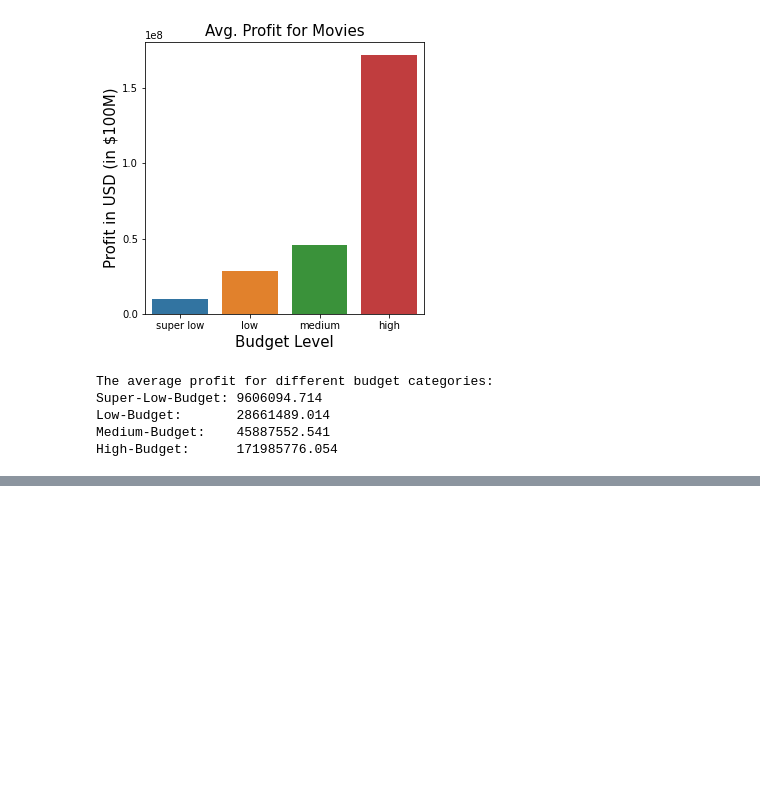
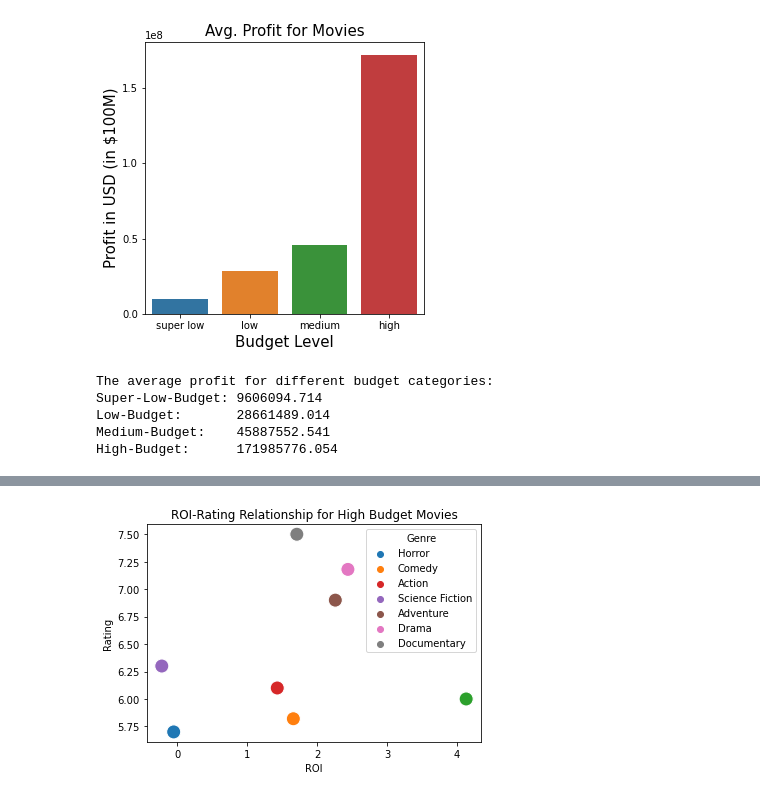
Before and after one commit to jaeheonk817/Microsoft-Movie-Recommendations, a Jupyter notebook: student1.ipynb, the cells around one changed output, grey strips where cells are left out. Saved outputs shown, nothing was run; the diff lists cells and outputs as text; code cells hidden in the pictures; blank space fills up the shorter version.

```diff
--- a/student1.ipynb
+++ b/student1.ipynb
@@ -913,0 +559,13 @@ cd_freq_genres_only = cd_copy2[cd_copy2["genres"].str.contains('|'.join(infreque
+# %%
+tntmdb = tntmdb[tntmdb['Budget Level'] == 'high']
+# Erase
+# %%
+# Do further cleaning.
+
+tntmdb.dropna(subset = ['Genre'], inplace=True)
+tntmdb['Genre'] = tntmdb['Genre'].apply(lambda x: str(x.replace('|',',').replace('and',',').replace(' , ',',')))
+# %%
+# Create an array of genres.
+
+genre_array = tntmdb["Genre"].str.split(",").explode().unique()
+genre_array
@@ -913,0 +580,11 @@ cd_freq_genres_only = cd_copy2[cd_copy2["genres"].str.contains('|'.join(infreque
+# %%
+# Assign to genre_roi_rating the average ROI and rating for each genre.
+
+genre_roi_rating = tntmdb[tntmdb['Genre'].isin(genre_array)].groupby("Genre")["ROI", "Rating"].mean().sort_values(by=['ROI', 'Rating'])
+genre_roi_rating.dropna(inplace=True)
+
+genre_roi_rating["ROI"] = genre_roi_rating["ROI"].round(2)
+genre_roi_rating["Rating"] = genre_roi_rating["Rating"].round(2)
+genre_roi_rating = genre_roi_rating.sort_values(by='Rating', ascending=True)
+
+print(genre_roi_rating)
@@ -913,0 +602,9 @@ cd_freq_genres_only = cd_copy2[cd_copy2["genres"].str.contains('|'.join(infreque
+# %%
+# Graph it on a scatterplot and make observations
+
+fig,ax=plt.subplots()
+sns.scatterplot(x='ROI', y='Rating', hue='Genre', data=genre_roi_rating, s=200)
+plt.title("ROI-Rating Relationship for High Budget Movies")
+plt.show()
+# %% [output]
+[figure, added]
```
Also changed, not shown: parts of 65 cells of this notebook, 6 other files.
